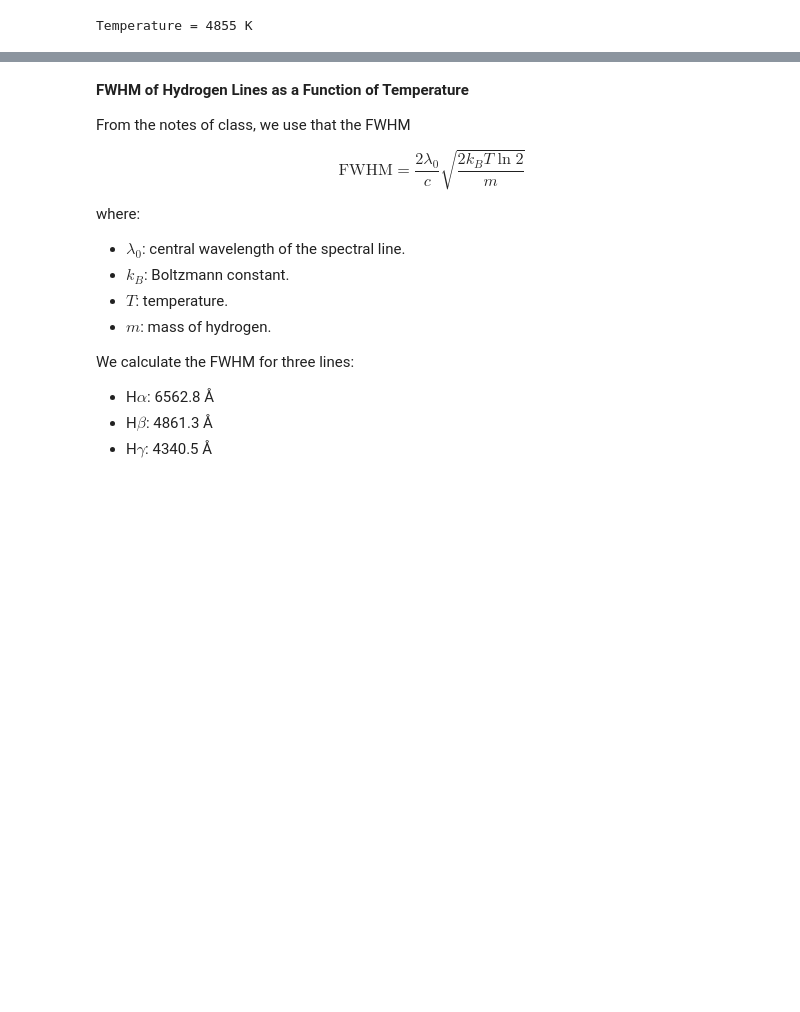
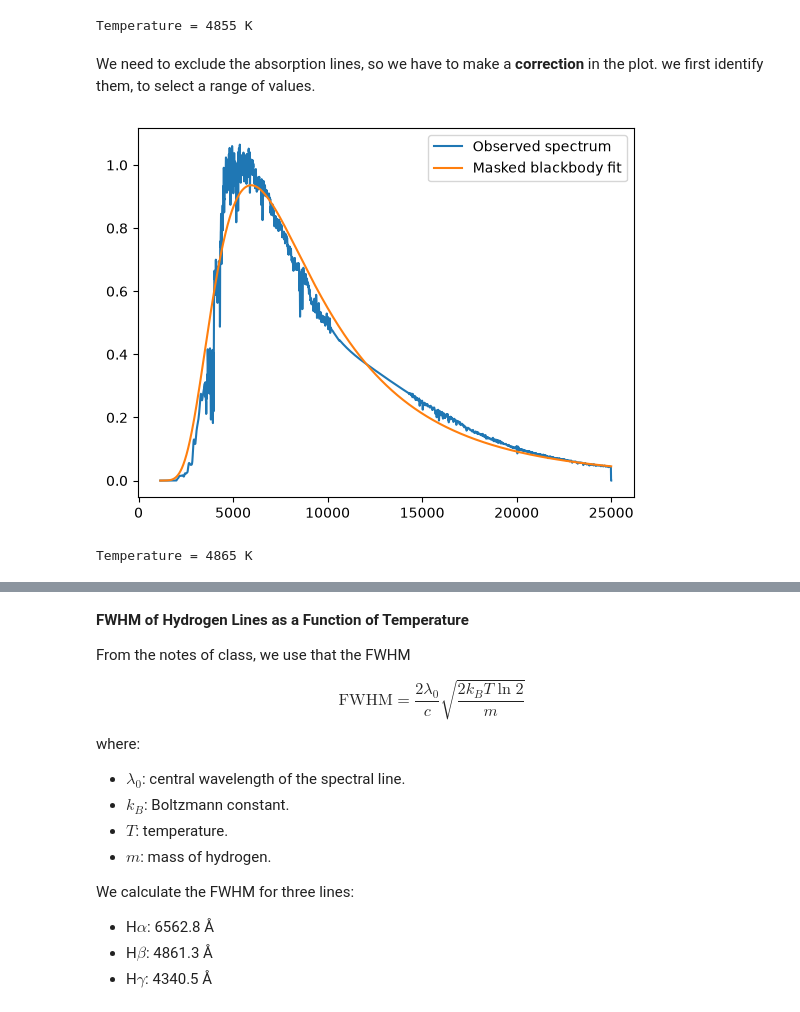
Before and after one commit to Natalia985/Third-semester-MASS, a Jupyter notebook: Line_Shapes/Stellar_Spectra.ipynb, the cells around one changed output, grey strips where cells are left out. Drawn from its saved outputs; the diff is of its cells as text; code cells hidden in the pictures; blank space fills up the shorter version.

Commit message:
Line shapes updates

```diff
--- a/Line_Shapes/Stellar_Spectra.ipynb
+++ b/Line_Shapes/Stellar_Spectra.ipynb
@@ -87,3 +89,31 @@ print(f"Temperature = {T_fit:.0f} K")
 # %% [output]
 [figure]
 Temperature = 4855 K
+# %% [markdown]
+We need to exclude the absorption lines, so we have to make a **correction** in the plot. we first identify them, to select a range of values.
+# %%
+# Mask absorption regions
+mask = (
+    (np.abs(x - 3934) > 20) &
+    (np.abs(x - 3968) > 20) &
+    (np.abs(x - 4340) > 20) &
+    (np.abs(x - 4861) > 20) &
+    (np.abs(x - 6563) > 60)
+)
+
+params_masked, _ = curve_fit(
+    blackbody, x[mask], y[mask],
+    p0=[T0, A0],
+    bounds=([1000, 0], [100000, np.inf]),
+    maxfev=20000
+)
+
+plt.plot(x, y, label="Observed spectrum")
+plt.plot(x, blackbody(x, *params_masked), label="Masked blackbody fit")
+plt.legend()
+plt.show()
+
+print(f"Temperature = {params_masked[0]:.0f} K")
+# %% [output]
+[figure, added]
+Temperature = 4865 K
```
Also changed, not shown: parts of 38 cells of this notebook, 8 other files.
